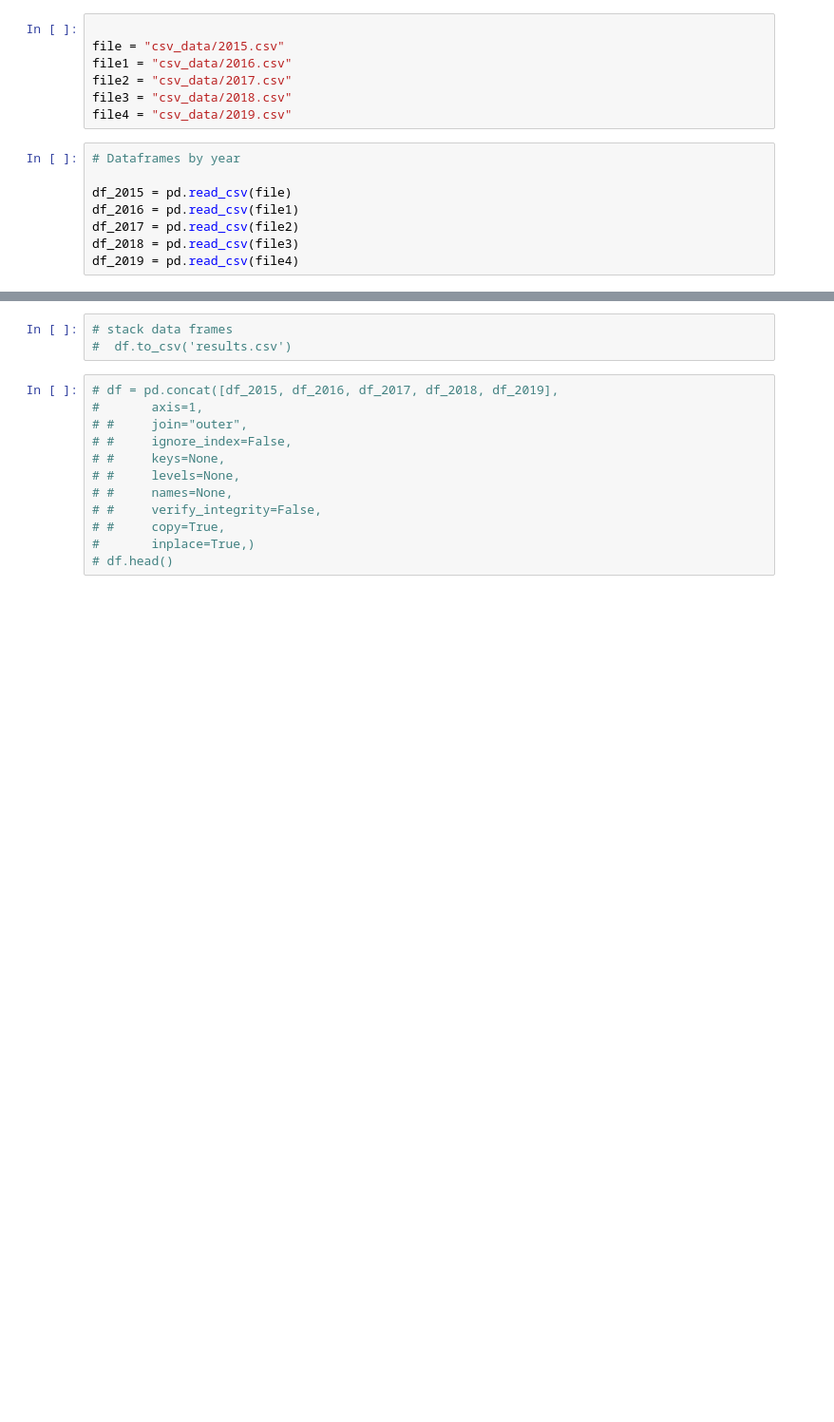
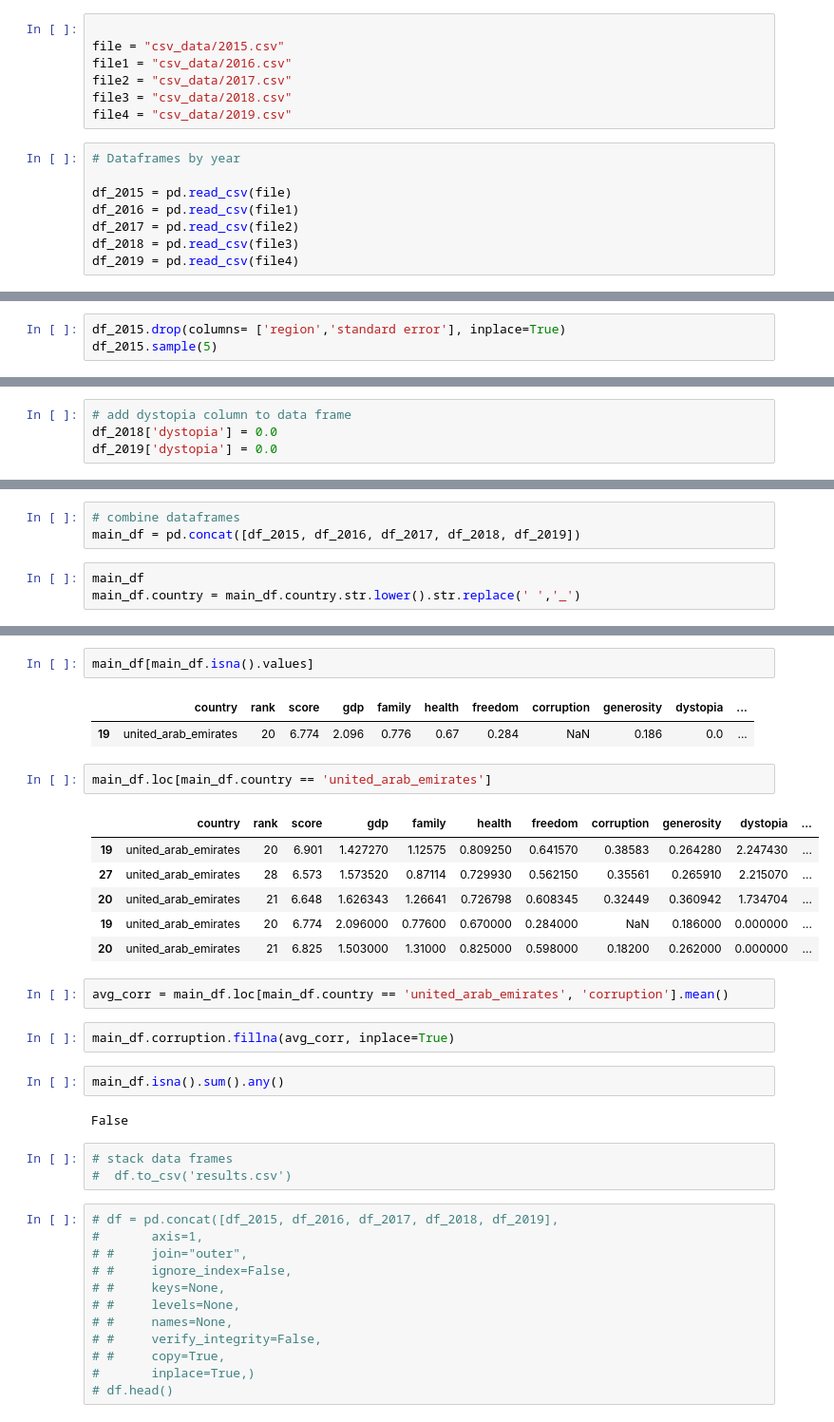
Before and after one commit to cquiroz31/G1_Project_1, a Jupyter notebook: Untitled.ipynb, the cells around one changed output, grey strips where cells are left out. Shown: that part at 95% size. Saved outputs shown, nothing was run; the diff lists cells and outputs as text; blank space fills up the shorter version.

Commit message:
data cleaning

```diff
--- a/Untitled.ipynb
+++ b/Untitled.ipynb
@@ -68,0 +373,3 @@ df_2019['Year'] = '2019'
+# %%
+df_2015.drop(columns= ['region','standard error'], inplace=True)
+df_2015.sample(5)
@@ -68,0 +407,4 @@ df_2019['Year'] = '2019'
+# %%
+# add dystopia column to data frame
+df_2018['dystopia'] = 0.0
+df_2019['dystopia'] = 0.0
@@ -68,0 +452,6 @@ df_2019['Year'] = '2019'
+# %%
+# combine dataframes
+main_df = pd.concat([df_2015, df_2016, df_2017, df_2018, df_2019])
+# %%
+main_df
+main_df.country = main_df.country.str.lower().str.replace(' ','_')
@@ -69,3 +473,25 @@ df_2019['Year'] = '2019'
+# %%
+main_df[main_df.isna().values]
+# %% [output]
+|  | country | rank | score | gdp | family | health | freedom | corruption | generosity | dystopia | ... |
+| 19 | united_arab_emirates | 20 | 6.774 | 2.096 | 0.776 | 0.67 | 0.284 | NaN | 0.186 | 0.0 | ... |
+# %%
+main_df.loc[main_df.country == 'united_arab_emirates']
+# %% [output]
+|  | country | rank | score | gdp | family | health | freedom | corruption | generosity | dystopia | ... |
+| 19 | united_arab_emirates | 20 | 6.901 | 1.427270 | 1.12575 | 0.809250 | 0.641570 | 0.38583 | 0.264280 | 2.247430 | ... |
+| 27 | united_arab_emirates | 28 | 6.573 | 1.573520 | 0.87114 | 0.729930 | 0.562150 | 0.35561 | 0.265910 | 2.215070 | ... |
+| 20 | united_arab_emirates | 21 | 6.648 | 1.626343 | 1.26641 | 0.726798 | 0.608345 | 0.32449 | 0.360942 | 1.734704 | ... |
+| 19 | united_arab_emirates | 20 | 6.774 | 2.096000 | 0.77600 | 0.670000 | 0.284000 | NaN | 0.186000 | 0.000000 | ... |
+| 20 | united_arab_emirates | 21 | 6.825 | 1.503000 | 1.31000 | 0.825000 | 0.598000 | 0.18200 | 0.262000 | 0.000000 | ... |
+# %%
+avg_corr = main_df.loc[main_df.country == 'united_arab_emirates', 'corruption'].mean()
+# %%
+main_df.corruption.fillna(avg_corr, inplace=True)
+# %%
+main_df.isna().sum().any()
+# %% [output]
+False
 # %%
 # stack data frames
 #  df.to_csv('results.csv')
```
Also changed, not shown: parts of 34 cells of this notebook.
